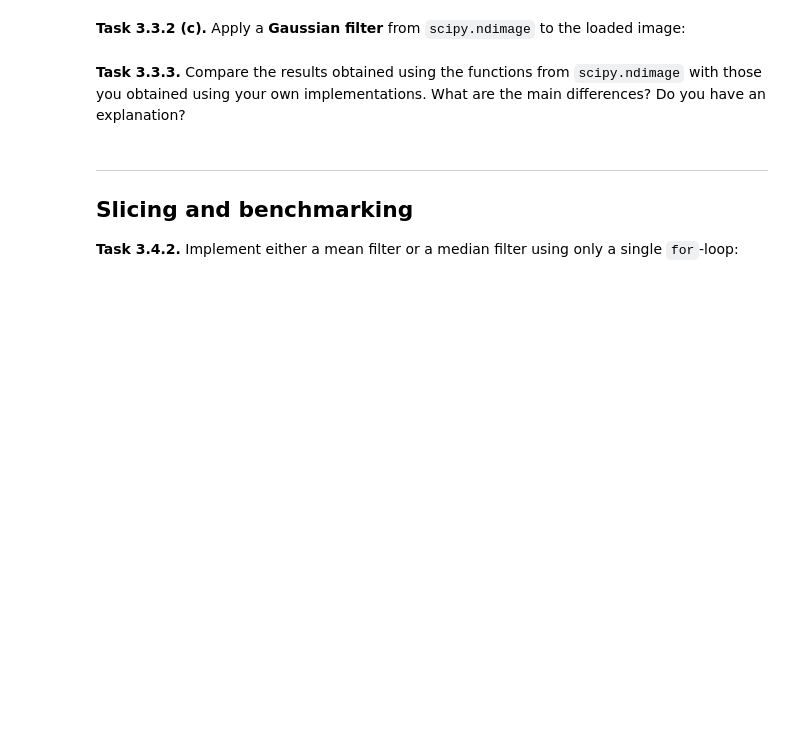
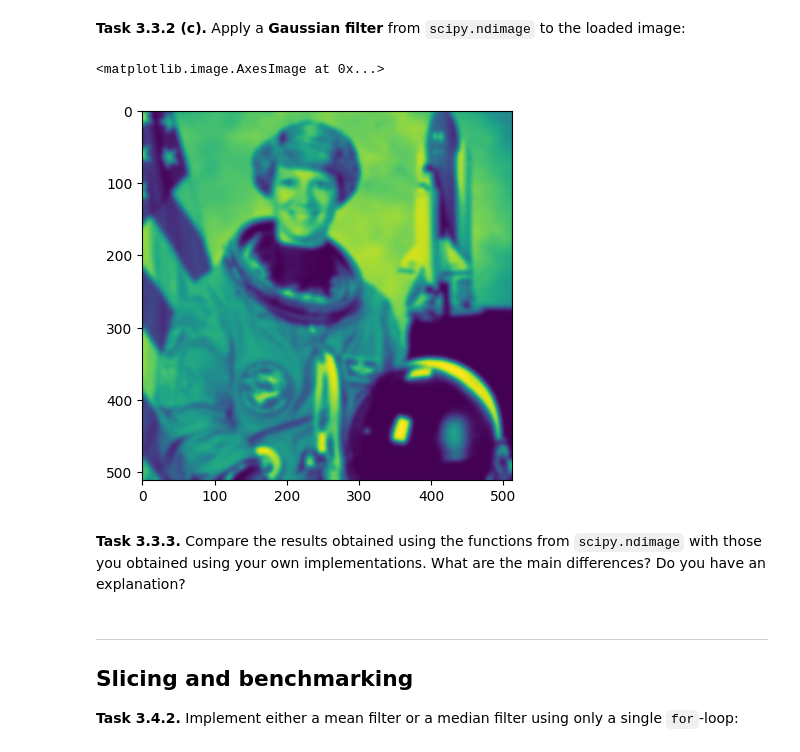
Before and after one commit to annika-st/mobi-fs3-python, a Jupyter notebook: task3.ipynb, the cells around one changed output. Drawn from its saved outputs; the diff is of its cells as text; code cells hidden in the pictures; blank space fills up the shorter version.

```diff
--- a/task3.ipynb
+++ b/task3.ipynb
@@ -74,4 +103,9 @@ Then, compare your result for filter size `5` with the correct result image `dat
 # %% [markdown]
 **<a id="#">Task 3.3.2 (c).</a>** Apply a **Gaussian filter** from `scipy.ndimage` to the loaded image:
+# %%
+plt.imshow(scipy.ndimage.gaussian_filter(astro, 3))
+# %% [output]
+<matplotlib.image.AxesImage at 0x...>
+[figure, added]
 # %% [markdown]
 **<a id="#">Task 3.3.3.</a>** Compare the results obtained using the functions from `scipy.ndimage` with those you obtained using your own implementations. What are the main differences? Do you have an explanation?
```
Also changed, not shown: parts of 9 cells of this notebook.
